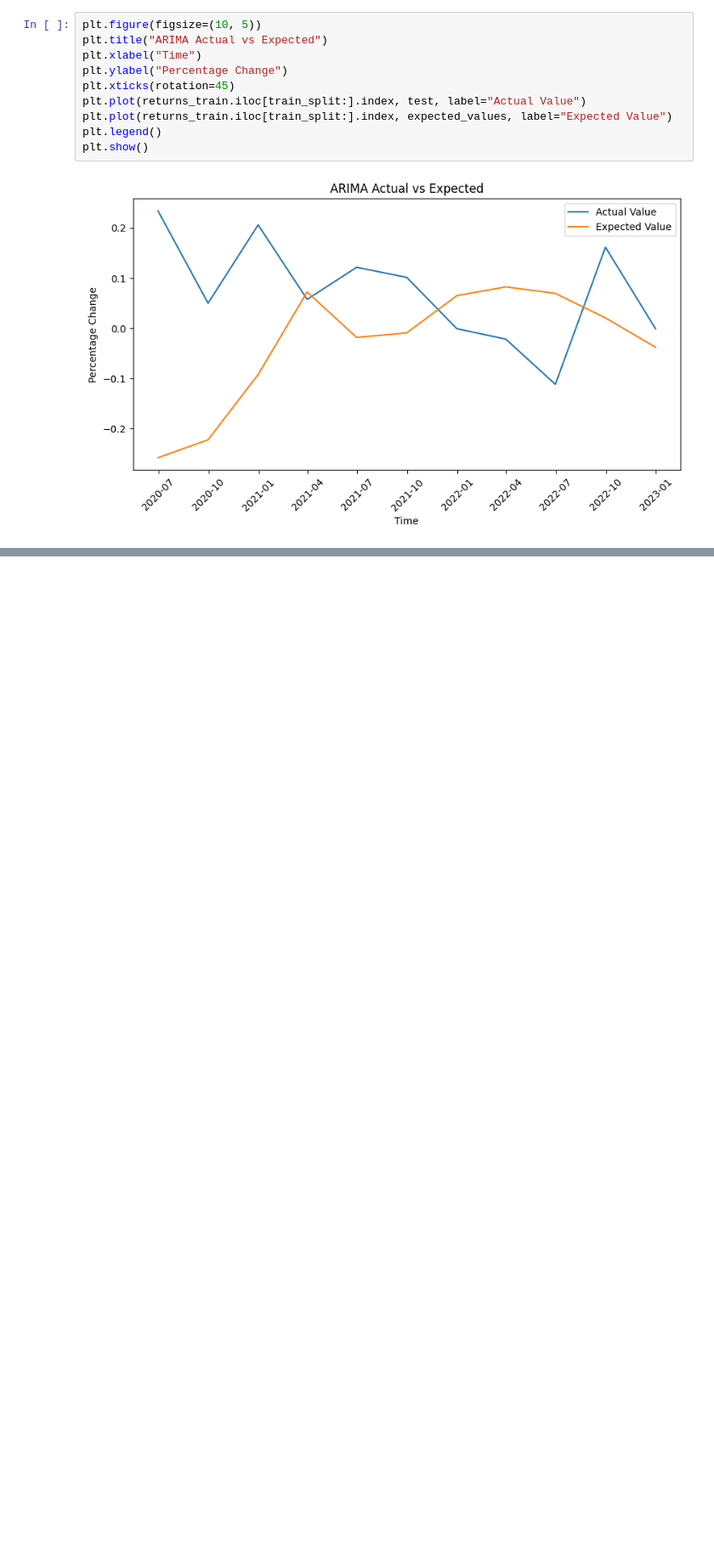
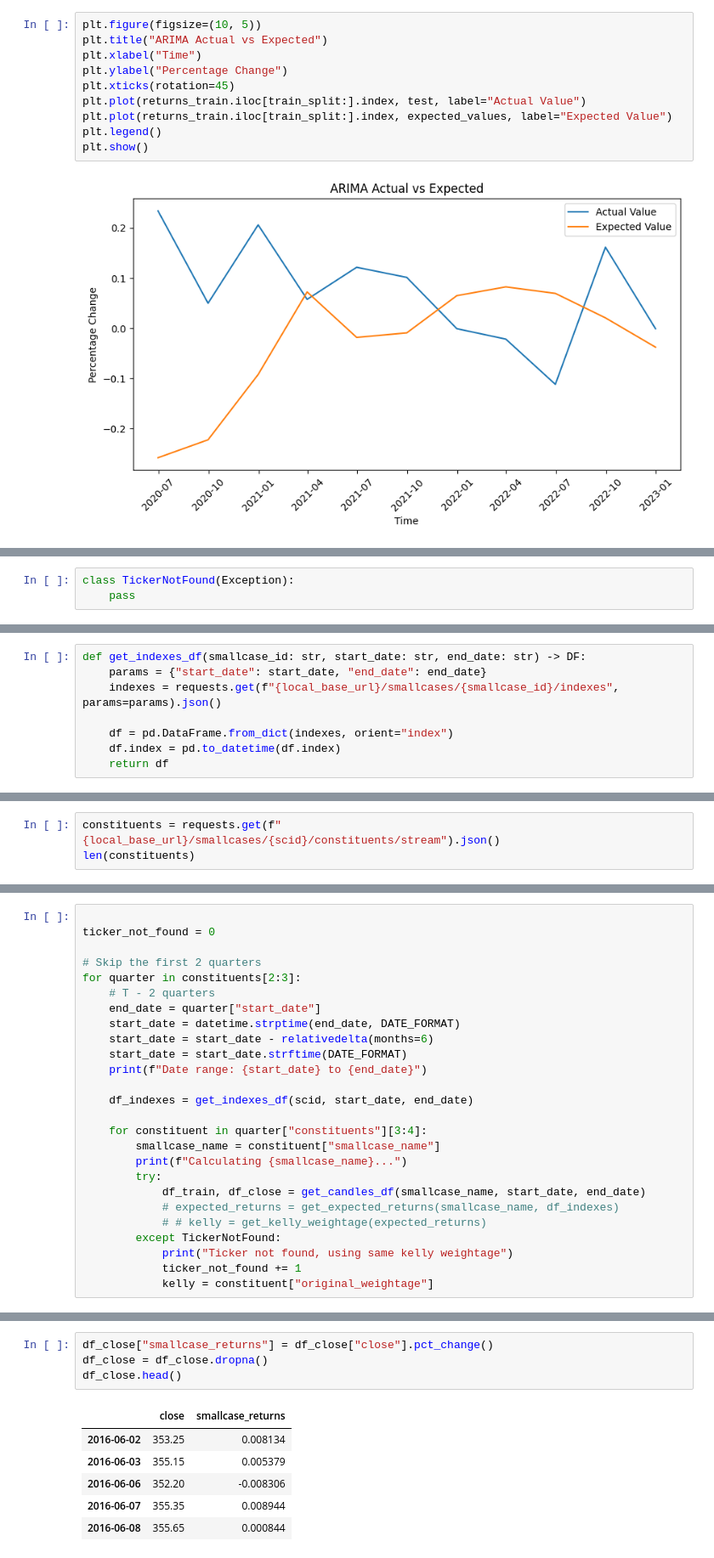
Before and after one commit to pagar22/laxmi-chit-fund, a Jupyter notebook: notebooks/kelly.ipynb, the cells around one changed output, grey strips where cells are left out. Shown at 85% size. Cells and saved outputs as stored; diff of their text form; blank space fills up the shorter version.

Commit message:
feat: kelly notebook update

```diff
--- a/notebooks/kelly.ipynb
+++ b/notebooks/kelly.ipynb
@@ -341,0 +356,3 @@ plt.show()
+# %%
+class TickerNotFound(Exception):
+    pass
@@ -341,0 +375,8 @@ plt.show()
+# %%
+def get_indexes_df(smallcase_id: str, start_date: str, end_date: str) -> DF:
+    params = {"start_date": start_date, "end_date": end_date}
+    indexes = requests.get(f"{local_base_url}/smallcases/{smallcase_id}/indexes", params=params).json()
+
+    df = pd.DataFrame.from_dict(indexes, orient="index")
+    df.index = pd.to_datetime(df.index)
+    return df
@@ -341,0 +432,3 @@ plt.show()
+# %%
+constituents = requests.get(f"{local_base_url}/smallcases/{scid}/constituents/stream").json()
+len(constituents)
@@ -341,0 +437,26 @@ plt.show()
+# %%
+
+ticker_not_found = 0
+
+# Skip the first 2 quarters
+for quarter in constituents[2:3]:
+    # T - 2 quarters
+    end_date = quarter["start_date"]
+    start_date = datetime.strptime(end_date, DATE_FORMAT)
+    start_date = start_date - relativedelta(months=6)
+    start_date = start_date.strftime(DATE_FORMAT)
+    print(f"Date range: {start_date} to {end_date}")
+
+    df_indexes = get_indexes_df(scid, start_date, end_date)
+
+    for constituent in quarter["constituents"][3:4]:
+        smallcase_name = constituent["smallcase_name"]
+        print(f"Calculating {smallcase_name}...")
+        try:
+            df_train, df_close = get_candles_df(smallcase_name, start_date, end_date)
+            # expected_returns = get_expected_returns(smallcase_name, df_indexes)
+            # # kelly = get_kelly_weightage(expected_returns)
+        except TickerNotFound:
+            print("Ticker not found, using same kelly weightage")
+            ticker_not_found += 1
+            kelly = constituent["original_weightage"]
@@ -341,0 +482,11 @@ plt.show()
+# %%
+df_close["smallcase_returns"] = df_close["close"].pct_change()
+df_close = df_close.dropna()
+df_close.head()
+# %% [output]
+|  | close | smallcase_returns |
+| 2016-06-02 | 353.25 | 0.008134 |
+| 2016-06-03 | 355.15 | 0.005379 |
+| 2016-06-06 | 352.20 | -0.008306 |
+| 2016-06-07 | 355.35 | 0.008944 |
+| 2016-06-08 | 355.65 | 0.000844 |
```
Also changed, not shown: parts of 13 cells of this notebook.
